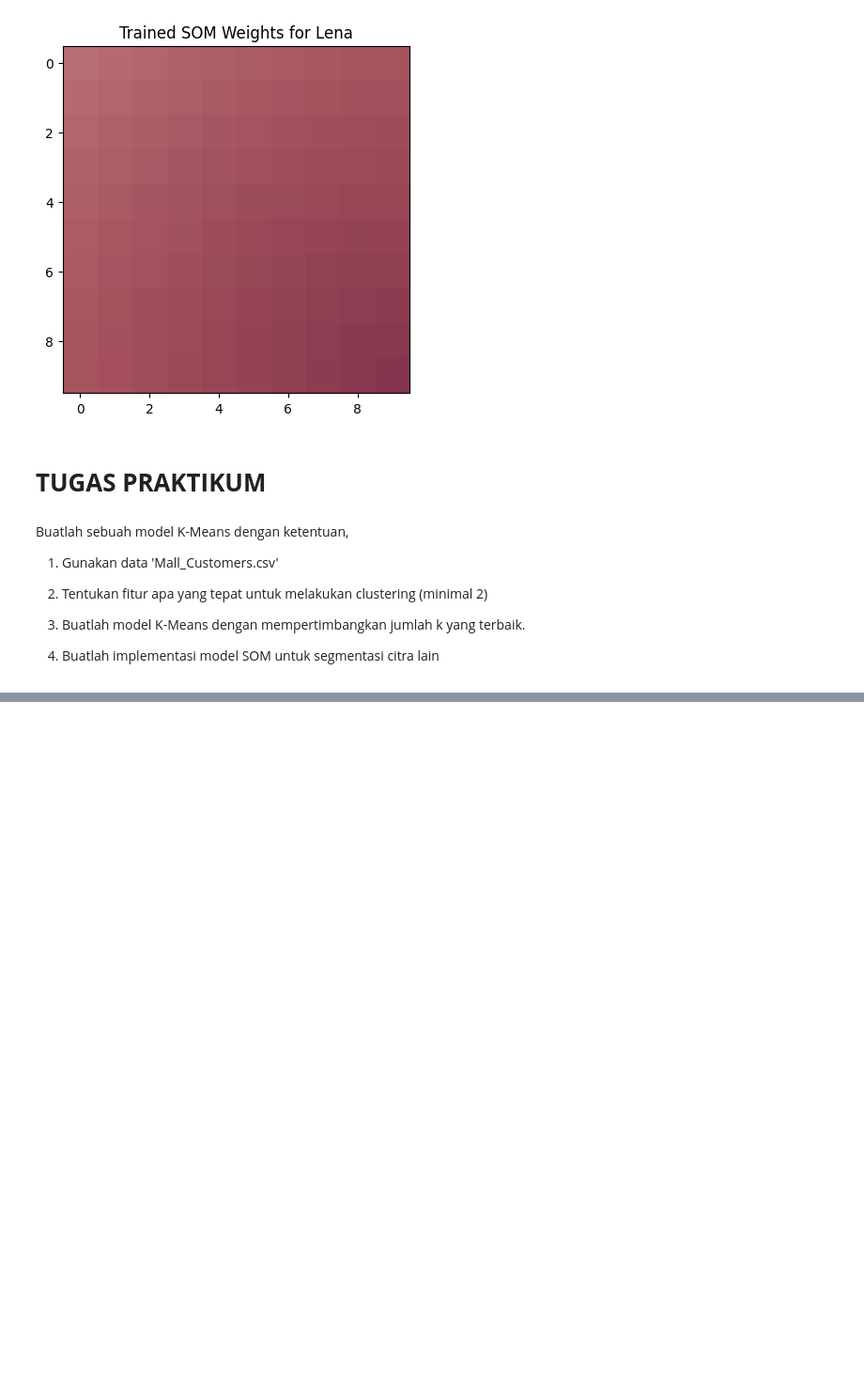
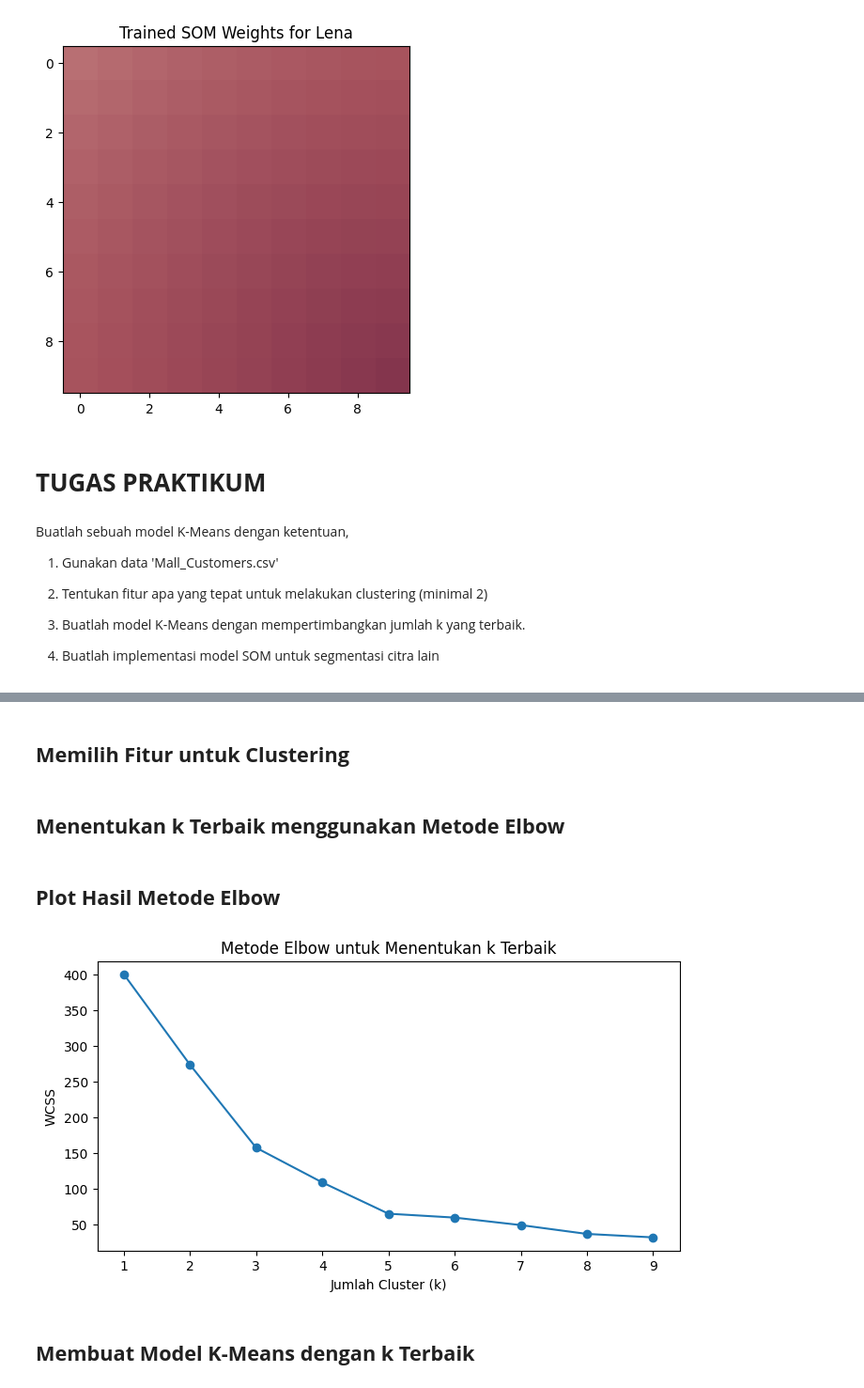
Before and after one commit to YayunEldina/PEMB_MESIN_Ganjil_2024, a Jupyter notebook: Jobsheet_7_ Clustering.ipynb, the cells around one changed output, grey strips where cells are left out. Shown at 94% size. Cells and saved outputs as stored; diff of their text form; code cells hidden in the pictures; blank space fills up the shorter version.

```diff
--- a/Jobsheet_7_ Clustering.ipynb
+++ b/Jobsheet_7_ Clustering.ipynb
@@ -488,0 +499,4 @@ Buatlah sebuah model K-Means dengan ketentuan,
+# %%
+# Memuat data
+data = pd.read_csv('Mall_Customers.csv')
+data.head()
@@ -488,0 +510,33 @@ Buatlah sebuah model K-Means dengan ketentuan,
+# %% [markdown]
+## **Memilih Fitur untuk Clustering**
+# %%
+# Memilih fitur yang akan digunakan untuk clustering
+# Menggunakan 'Annual Income (k$)' dan 'Spending Score (1-100)'
+features = data[['Annual Income (k$)', 'Spending Score (1-100)']]
+
+# Standarisasi data untuk normalisasi
+scaler = StandardScaler()
+scaled_features = scaler.fit_transform(features)
+# %% [markdown]
+## **Menentukan k Terbaik menggunakan Metode Elbow**
+# %%
+# Menggunakan metode elbow untuk menemukan k terbaik
+inertia = []  # Variabel untuk menyimpan nilai WCSS
+for n_clusters in range(1, 10):
+    kmeans_model = KMeans(n_clusters=n_clusters, init='k-means++', random_state=42)
+    kmeans_model.fit(scaled_features)
+    inertia.append(kmeans_model.inertia_)
+# %% [markdown]
+## **Plot Hasil Metode Elbow**
+# %%
+# Menggambarkan hasil dari metode elbow tanpa grid
+plt.figure(figsize=(8, 4))
+plt.plot(range(1, 10), inertia, marker='o', linestyle='-')
+plt.title('Metode Elbow untuk Menentukan k Terbaik')
+plt.xlabel('Jumlah Cluster (k)')
+plt.ylabel('WCSS')
+plt.show()
+# %% [output]
+[figure, added]
+# %% [markdown]
+## **Membuat Model K-Means dengan k Terbaik**
```
Also changed, not shown: parts of 10 cells of this notebook.
